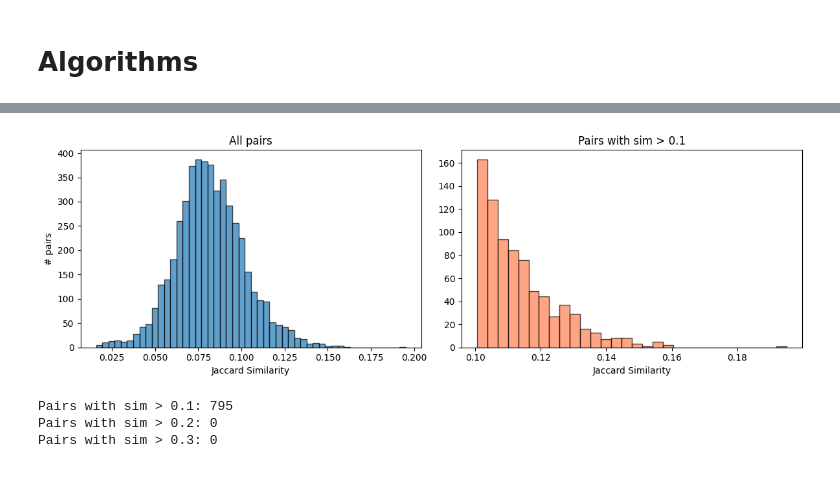
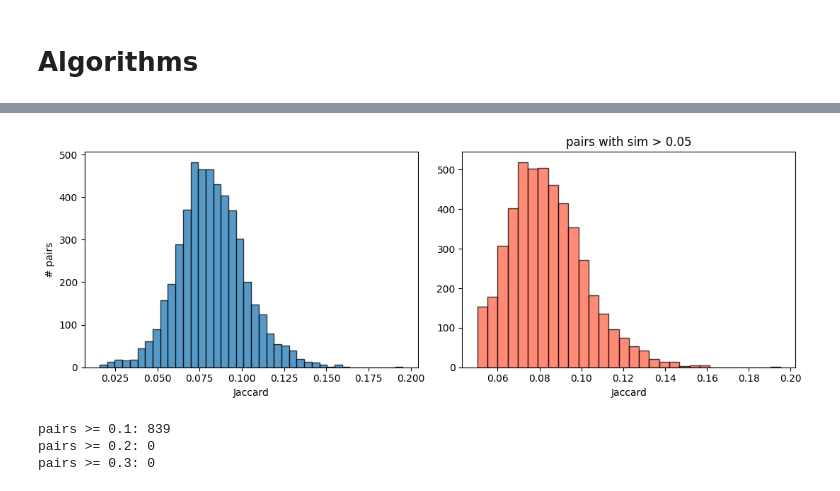
Before and after one commit to nikitaolefir/AMD_SimilarItems, a Jupyter notebook: main.ipynb, the cells around one changed output, grey strips where cells are left out. Saved outputs shown, nothing was run; the diff lists cells and outputs as text; code cells hidden in the pictures.

```diff
--- a/main.ipynb
+++ b/main.ipynb
@@ -69,13 +86,20 @@ df_med = df.sample(min(10000, len(df)), random_state=42).reset_index(drop=True)
 # %%
-def jaccard_sim(s, t):
-    if not s and not t:
+def jaccard(a, b):
+    if not a and not b:
         return 1.0
-    return len(s & t) / len(s | t)
+    inter = len(a & b)
+    return inter / (len(a) + len(b) - inter)
 
 
-def jaccard_bag_sim(b, c):
-    cb, cc = Counter(b), Counter(c)
-    all_keys = set(cb) | set(cc)
-    inter = sum(min(cb[k], cc[k]) for k in all_keys)
-    union = sum(cb[k] + cc[k] for k in all_keys)
-    return inter / union if union else 1.0
+word_sets = [set(doc.lower().split()) for doc in small['abstract']]
+
+n = len(word_sets)
+sim = np.zeros((n, n))
+
+t0 = time.time()
+for i in range(n):
+    for j in range(i, n):
+        s = jaccard(word_sets[i], word_sets[j])
+        sim[i, j] = sim[j, i] = s
+
+print(f'{n*(n-1)//2} pairs in {time.time()-t0:.3f}s')
@@ -136,25 +146,23 @@ Top 10 most similar pairs:
 # %%
-off_diag = sim_matrix[np.triu_indices(n, k=1)]
+off_diag = sim[np.triu_indices(n, k=1)]
 
-fig, (ax1, ax2) = plt.subplots(1, 2, figsize=(12, 4))
+fig, (ax1, ax2) = plt.subplots(1, 2, figsize=(11, 4))
+ax1.hist(off_diag, bins=40, edgecolor='k', alpha=0.75)
+ax1.set_xlabel('Jaccard')
+ax1.set_ylabel('# pairs')
 
-ax1.hist(off_diag, bins=50, edgecolor='black', alpha=0.7)
-ax1.set_xlabel('Jaccard Similarity')
-ax1.set_ylabel('# pairs')
-ax1.set_title('All pairs')
-
-ax2.hist(off_diag[off_diag > 0.1], bins=30, edgecolor='black', alpha=0.7, color='coral')
-ax2.set_xlabel('Jaccard Similarity')
-ax2.set_title('Pairs with sim > 0.1')
+ax2.hist(off_diag[off_diag > 0.05], bins=30, edgecolor='k', alpha=0.75, color='tomato')
+ax2.set_xlabel('Jaccard')
+ax2.set_title('pairs with sim > 0.05')
 
 plt.tight_layout()
 plt.show()
 
 for t in [0.1, 0.2, 0.3]:
-    print(f'Pairs with sim > {t}: {(off_diag > t).sum()}')
+    print(f'pairs >= {t}: {(off_diag >= t).sum()}')
 # %% [output]
-[figure, old version]
+[figure, new version]
-Pairs with sim > 0.1: 795
-Pairs with sim > 0.2: 0
-Pairs with sim > 0.3: 0
+pairs >= 0.1: 839
+pairs >= 0.2: 0
+pairs >= 0.3: 0
 # %%
```
Also changed, not shown: parts of 41 cells of this notebook, 1 other file.
